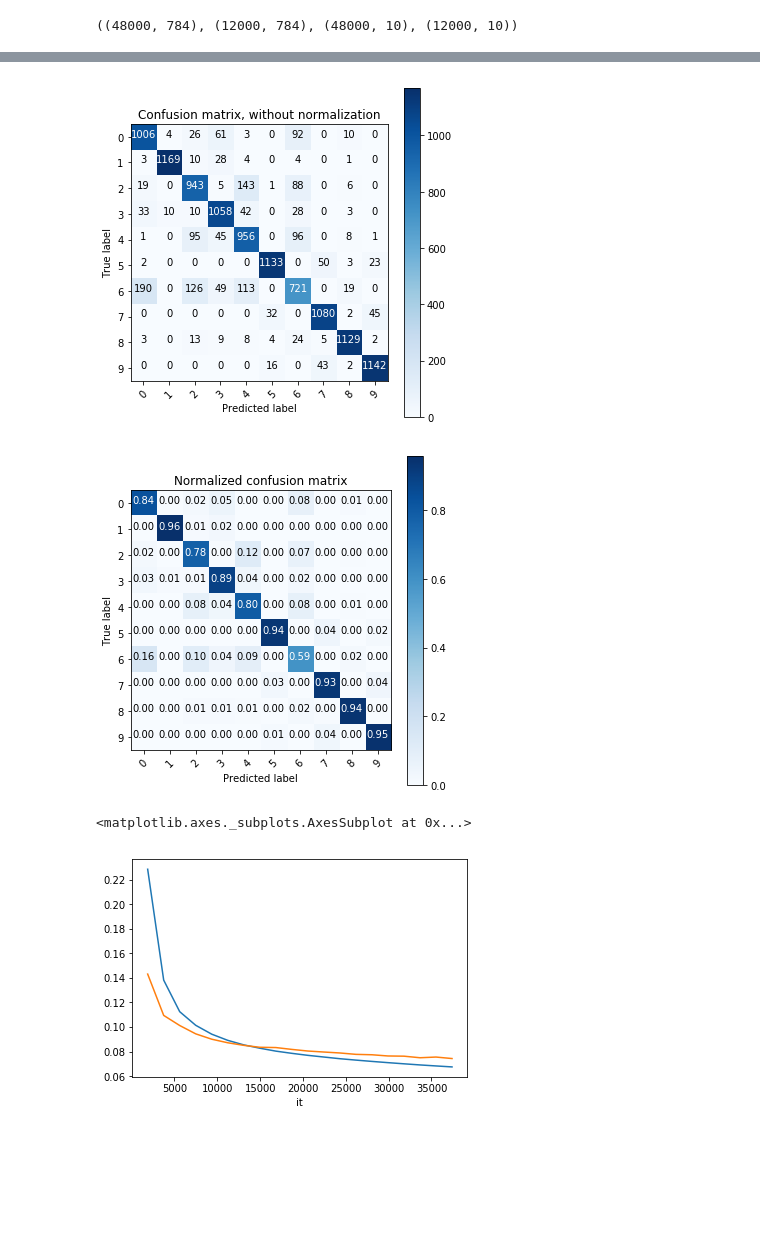
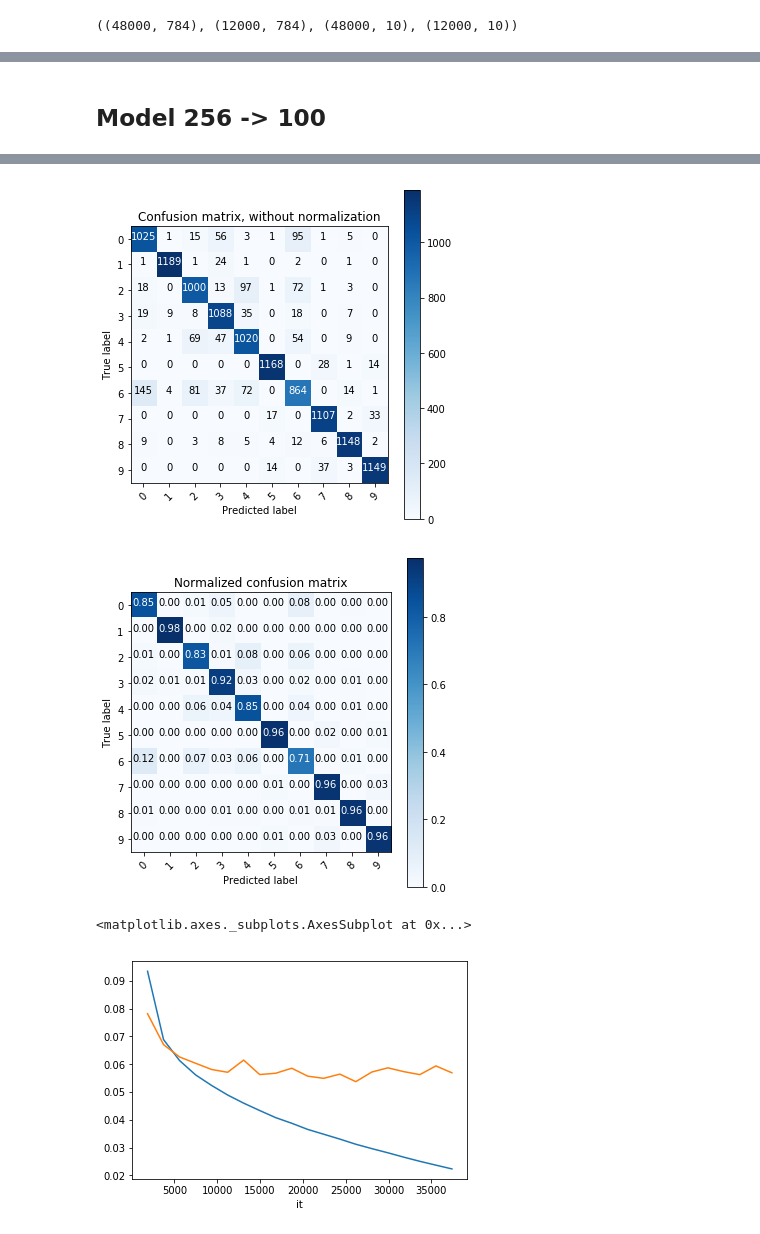
Before and after one commit to azaelmsousa/LogisticRegression-ANN, a Jupyter notebook: notebooks/Neural Network - Experiments Round 5.ipynb, the cells around one changed output, grey strips where cells are left out. Cells and saved outputs as stored; diff of their text form; code cells hidden in the pictures; blank space fills up the shorter version.

```diff
--- a/notebooks/Neural Network - Experiments Round 5.ipynb
+++ b/notebooks/Neural Network - Experiments Round 5.ipynb
@@ -80,5 +75,5 @@ b_sz = 256
 eps = np.finfo(np.float64).eps
 nfeatures  = X_train.shape[1]
 epoch_sz = X_train.shape[0]
-max_iter = 200 * (epoch_sz // b_sz)
+max_iter = 1000 * (epoch_sz // b_sz)
 print_interval = 10 * (epoch_sz // b_sz)
@@ -85,12 +136,6 @@ print_interval = 10 * (epoch_sz // b_sz)
+# %% [markdown]
+## Model 256 -> 100
 # %%
-import time
-import timeit
-from NN import activation_functions, loss_functions
-import NN.network as network
-
-from utils import dataset_helper
-from utils import custom_scores
-from importlib import reload
 reload(custom_scores)
 reload(dataset_helper)
 reload(loss_functions)
@@ -99,9 +144,9 @@ reload(network)
 reload(dataset_helper)
 
 
-h1 = network.Layer(nfeatures, 256, 'sigmoid',  label="H1")
-h2 = network.Layer(256, 100, 'sigmoid',  label="H2")
-o1 = network.Layer(100, nclasses, 'sigmoid', label="soft")
+h1 = network.Layer(nfeatures, 256, 'relu',  label="H1")
+h2 = network.Layer(256, 100, 'relu',  label="H2")
+o1 = network.Layer(100, nclasses, 'softmax', label="soft")
 
 model = network.NN(loss='cross_entropy')
 model.add_layer(h1)
@@ -140,7 +185,7 @@ F1 Score: 0.861392
 {0: 0, 1: 1, 2: 2, 3: 3, 4: 4, 5: 5, 6: 6, 7: 7, 8: 8, 9: 9}
 Confusion matrix, without normalization
 Normalized confusion matrix
-[figure, old version]
+[figure, new version]
-[figure, old version]
+[figure, new version]
 <matplotlib.axes._subplots.AxesSubplot at 0x...>
-[figure, old version]
+[figure, new version]
```
Also changed, not shown: parts of 12 cells of this notebook, 2 other files.
